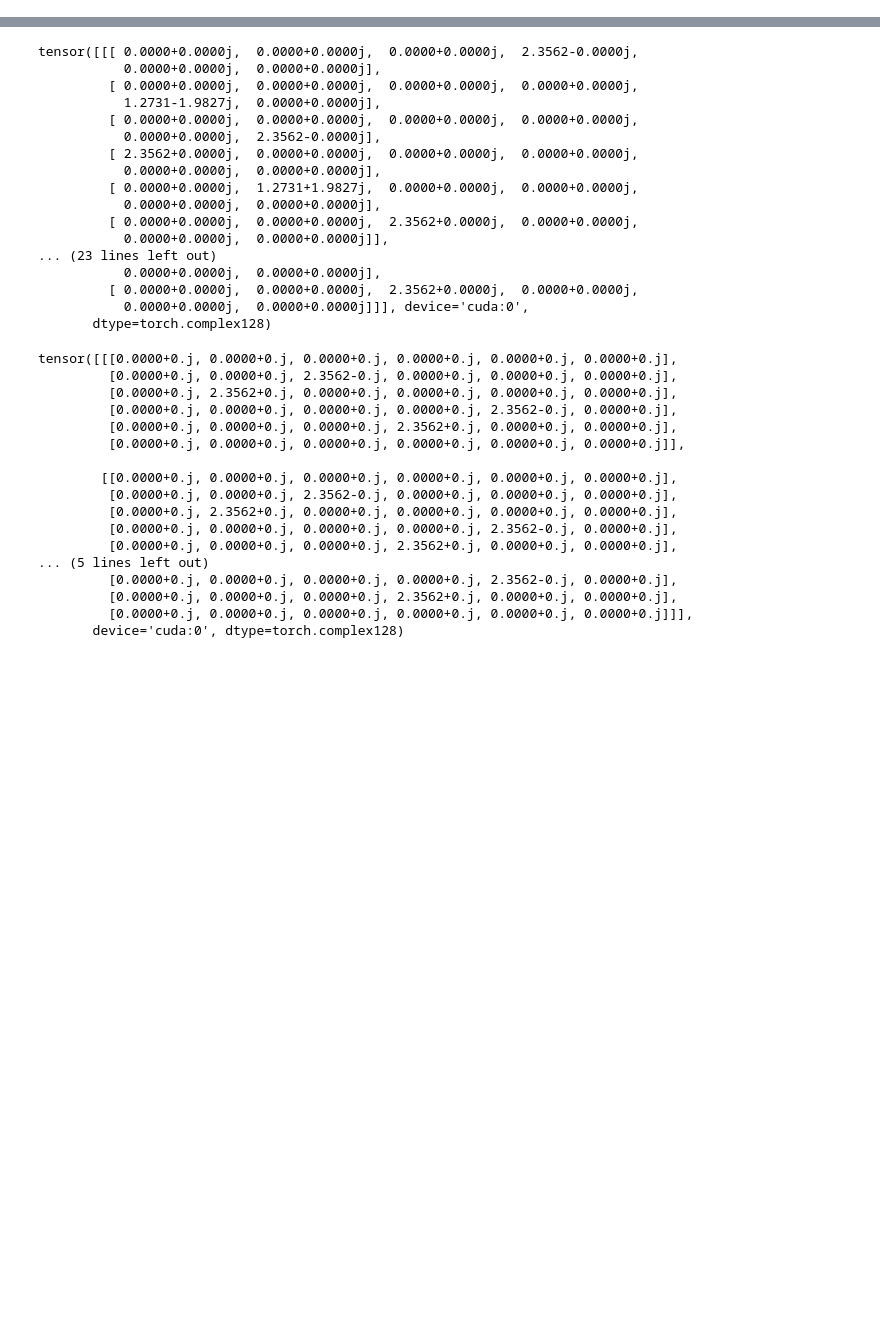
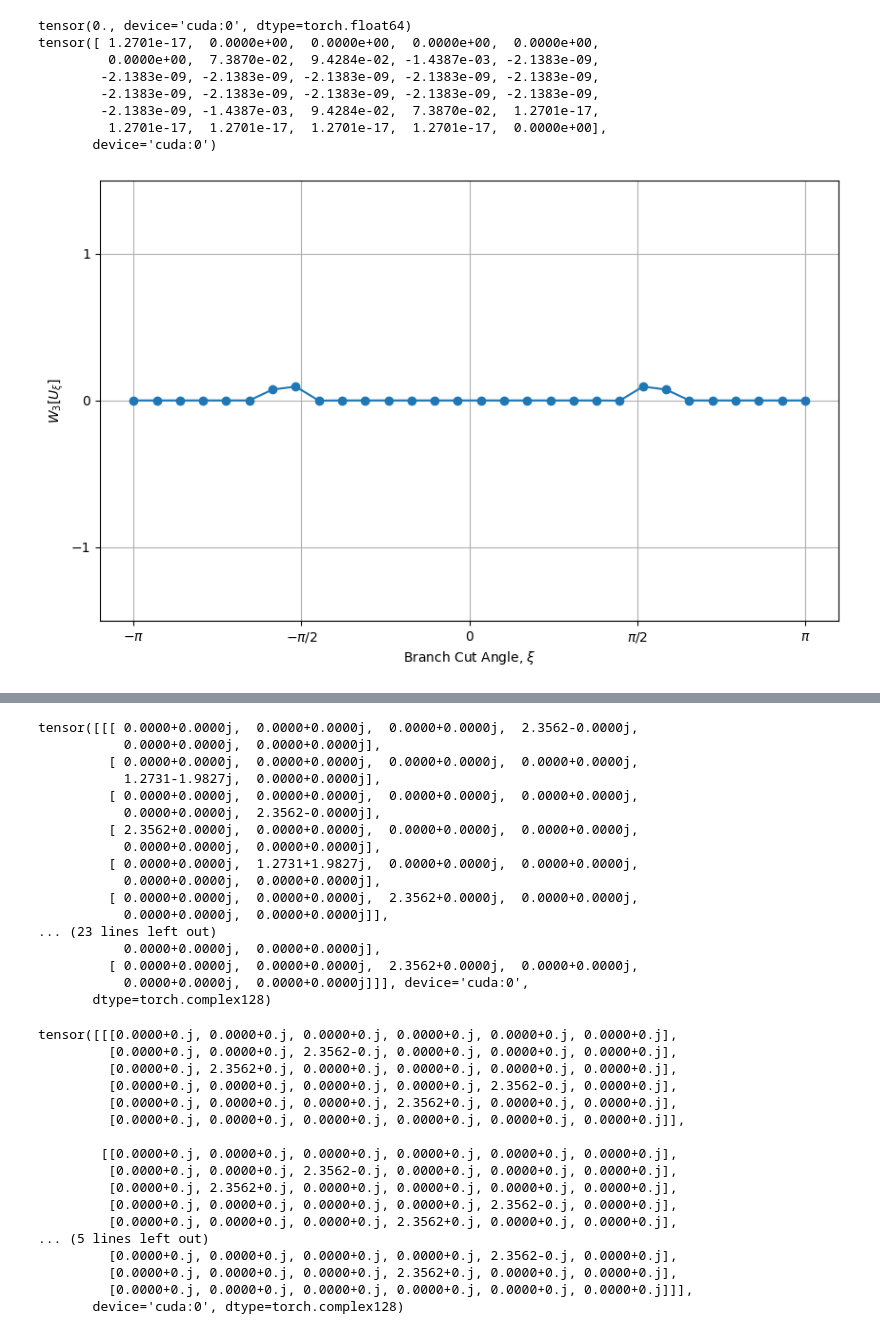
Before and after one commit to NGC2237-Clark/Topo_Loco_QCs, a Jupyter notebook: Floquet/AFAI_GPU_debugertbc.ipynb, the cells around one changed output, grey strips where cells are left out. Cells and saved outputs as stored; diff of their text form; code cells hidden in the pictures; blank space fills up the shorter version.

```diff
--- a/Floquet/AFAI_GPU_debugertbc.ipynb
+++ b/Floquet/AFAI_GPU_debugertbc.ipynb
@@ -19,2 +19,24 @@ hopping = - 3 * np.pi/(2* period)
 model = afai_cuda.tb_floquet_tbc_cuda(period, 1, hopping, 3,3)
 model_gpu = afai_parallel.tb_floquet_tbc_cuda(period, 1, hopping, 3,3)
+# %%
+hopping1 = - np.pi/(2)
+hopping2 = - 3 * np.pi/(2)
+hopping3 = - 5 * np.pi/(2)
+# %%
+model_pest1 = afai_parallel.tb_floquet_pbc_cuda(period, 1, hopping1, num_y=1, device='cuda')
+model_pest2 = afai_parallel.tb_floquet_pbc_cuda(period, 1, hopping2, num_y=1, device='cuda')
+model_pest3 = afai_parallel.tb_floquet_pbc_cuda(period, 1, hopping3, num_y=1, device='cuda')
+# %%
+branch_cut_angles = torch.linspace(-torch.pi, torch.pi, 30)
+# %%
+w1 = model_pest1.winding3(0, 16, 100, branch_cut_angles, plot=True)
+# %% [output]
+tensor(0., device='cuda:0', dtype=torch.float64)
+tensor([ 1.2701e-17,  0.0000e+00,  0.0000e+00,  0.0000e+00,  0.0000e+00,
+         0.0000e+00,  7.3870e-02,  9.4284e-02, -1.4387e-03, -2.1383e-09,
+        -2.1383e-09, -2.1383e-09, -2.1383e-09, -2.1383e-09, -2.1383e-09,
+        -2.1383e-09, -2.1383e-09, -2.1383e-09, -2.1383e-09, -2.1383e-09,
+        -2.1383e-09, -1.4387e-03,  9.4284e-02,  7.3870e-02,  1.2701e-17,
+         1.2701e-17,  1.2701e-17,  1.2701e-17,  1.2701e-17,  0.0000e+00],
+       device='cuda:0')
+[figure, added]
```
Also changed, not shown: parts of 8 cells of this notebook, 5 other files.
